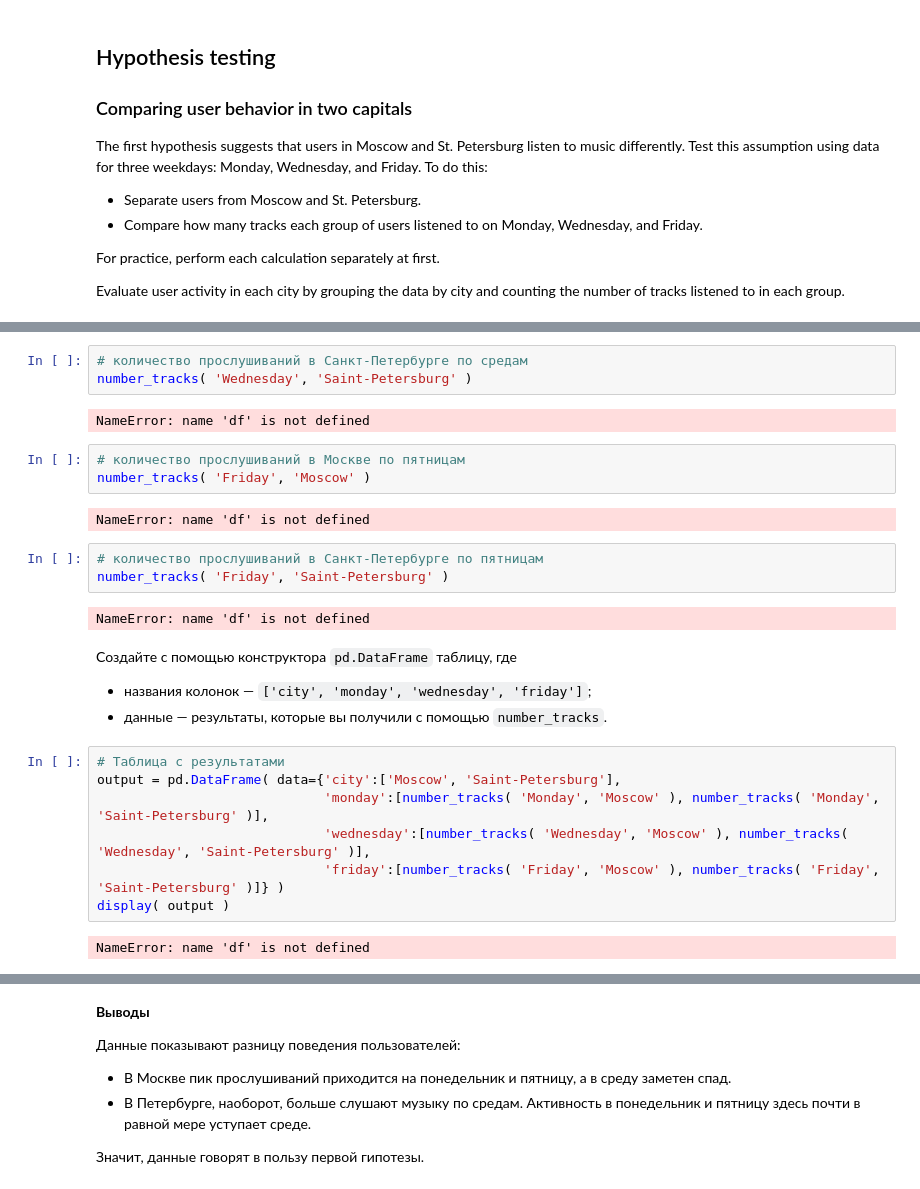
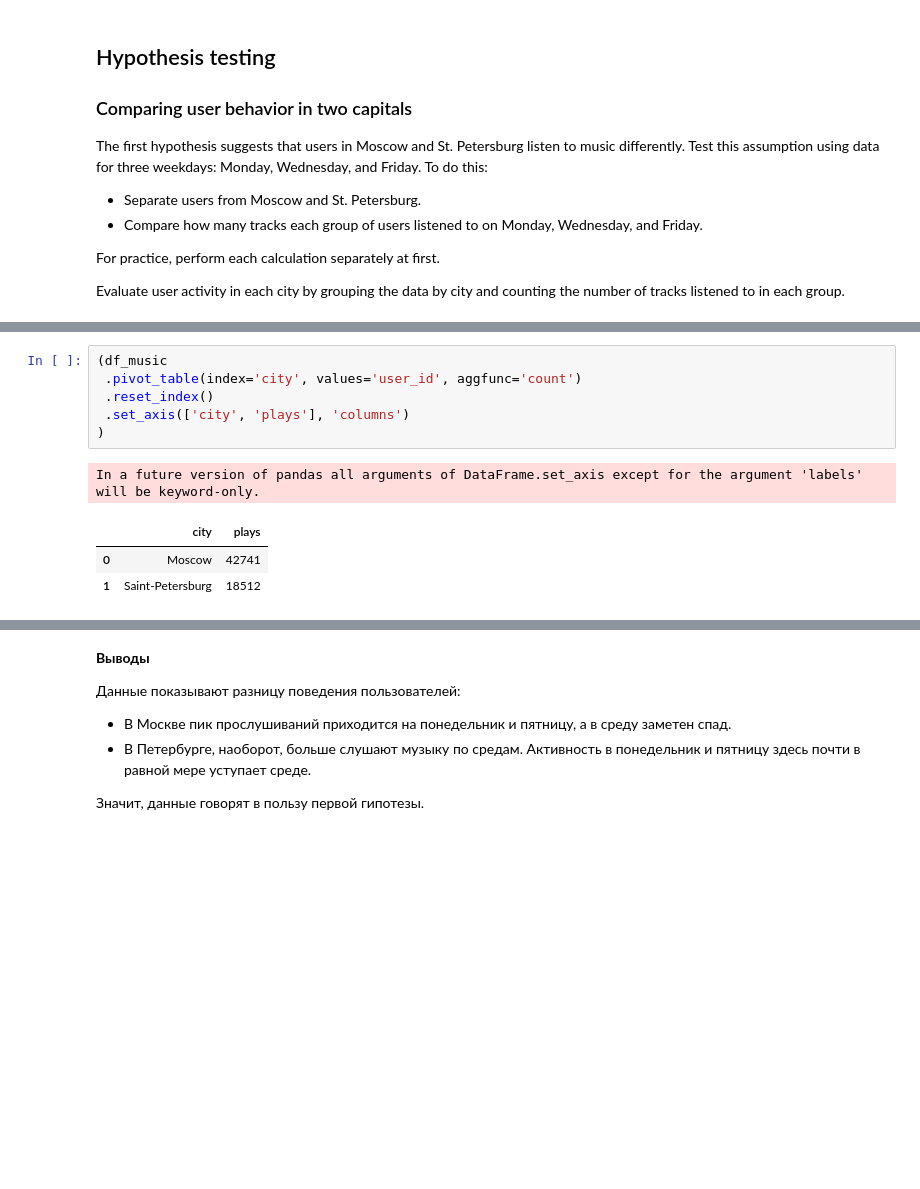
Before and after one commit to mskhmelik/yandex_data_analytics, a Jupyter notebook: Module_01/project_1.ipynb, the cells around one changed output, grey strips where cells are left out. Drawn from its saved outputs; the diff is of its cells as text; blank space fills up the shorter version.

```diff
--- a/Module_01/project_1.ipynb
+++ b/Module_01/project_1.ipynb
@@ -302,28 +232,11 @@ NameError: name 'df' is not defined
-# %%
-# количество прослушиваний в Санкт-Петербурге по средам
-number_tracks( 'Wednesday', 'Saint-Petersburg' )
-# %% [output]
-NameError: name 'df' is not defined
-# %%
-# количество прослушиваний в Москве по пятницам
-number_tracks( 'Friday', 'Moscow' )
-# %% [output]
-NameError: name 'df' is not defined
-# %%
-# количество прослушиваний в Санкт-Петербурге по пятницам
-number_tracks( 'Friday', 'Saint-Petersburg' )
-# %% [output]
-NameError: name 'df' is not defined
-# %% [markdown]
-Создайте c помощью конструктора `pd.DataFrame` таблицу, где
-* названия колонок — `['city', 'monday', 'wednesday', 'friday']`;
-* данные — результаты, которые вы получили с помощью `number_tracks`.
-# %%
-# Таблица с результатами
-output = pd.DataFrame( data={'city':['Moscow', 'Saint-Petersburg'],
-                             'monday':[number_tracks( 'Monday', 'Moscow' ), number_tracks( 'Monday', 'Saint-Petersburg' )],
-                             'wednesday':[number_tracks( 'Wednesday', 'Moscow' ), number_tracks( 'Wednesday', 'Saint-Petersburg' )],
-                             'friday':[number_tracks( 'Friday', 'Moscow' ), number_tracks( 'Friday', 'Saint-Petersburg' )]} )
-display( output )
-# %% [output]
-NameError: name 'df' is not defined
+# %%
+(df_music
+ .pivot_table(index='city', values='user_id', aggfunc='count')
+ .reset_index()
+ .set_axis(['city', 'plays'], 'columns')
+)
+# %% [output]
+In a future version of pandas all arguments of DataFrame.set_axis except for the argument 'labels' will be keyword-only.
+|  | city | plays |
+| 0 | Moscow | 42741 |
+| 1 | Saint-Petersburg | 18512 |
```
Also changed, not shown: parts of 14 cells of this notebook.
